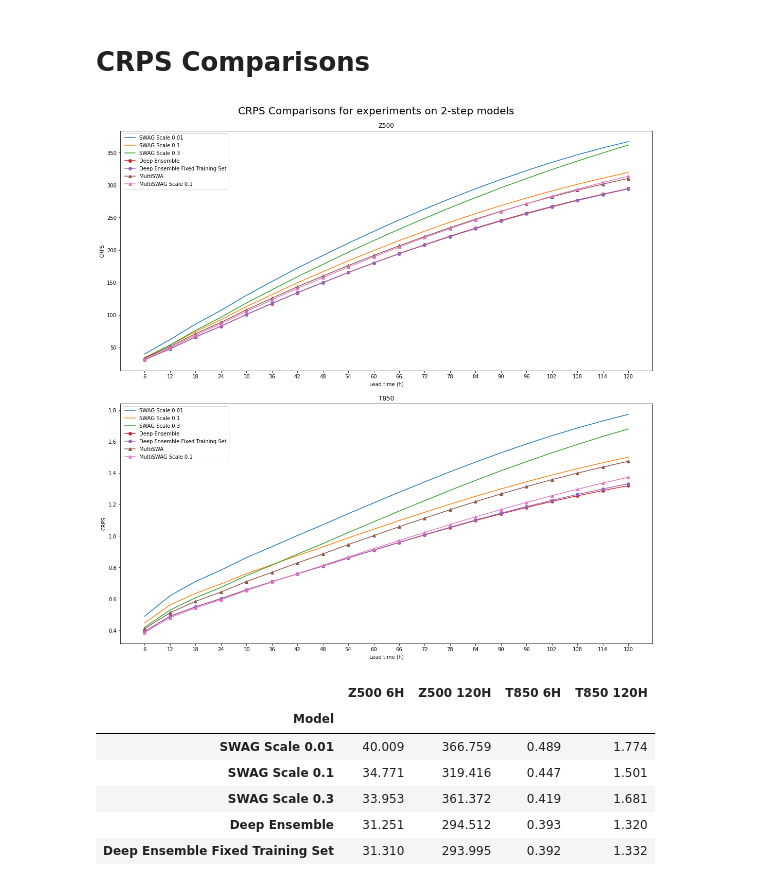
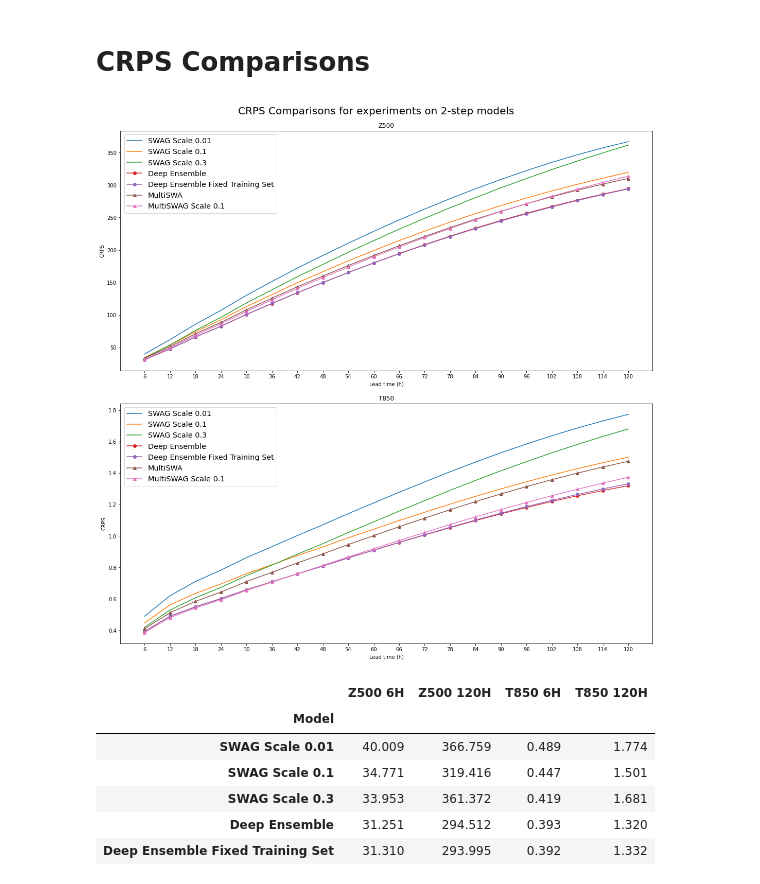
Before and after one commit to yasserhaddad/weather_prediction, a Jupyter notebook: notebooks/results_s02.ipynb, the cells around one changed output. Drawn from its saved outputs; the diff is of its cells as text; code cells hidden in the pictures.

```diff
--- a/notebooks/results_s02.ipynb
+++ b/notebooks/results_s02.ipynb
@@ -344,36 +344,36 @@ crps_list = []
 for path in file_paths:
     crps = xr.open_dataset(path)
     crps_list.append(crps)
 
 f, (ax1, ax2) = plt.subplots(2, 1, figsize=(15, 15), constrained_layout=True)
 
 lead_times = np.arange(lead_time, max_lead_time + lead_time, lead_time)
 
 for i, crps in enumerate(crps_list):
     ax1.plot(lead_times, crps.z.values, label=labels[i], marker=markers[i])
 
 for i, crps in enumerate(crps_list):
     ax2.plot(lead_times, crps.t.values, label=labels[i], marker=markers[i])
 
 ax1.set_xlabel('Lead time (h)')
 ax1.set_xticks(lead_times)
 ax2.set_xticks(lead_times)
 ax2.set_xlabel('Lead time (h)')
 ax1.set_ylabel('CRPS')
 ax2.set_ylabel('CRPS')
 ax1.set_title('Z500')
 ax2.set_title('T850')
 
 f.suptitle('CRPS Comparisons for experiments on 2-step models', fontsize=20)
-ax1.legend()
-ax2.legend()
+ax1.legend(fontsize='x-large')
+ax2.legend(fontsize='x-large')
 
 filename = 'crps_comparisons.png'
 plt.savefig(figures_path + filename)
 
 plt.show()
 # %% [output]
-[figure, old version]
+[figure, new version]
 # %%
 df_crps = table(crps_list, labels)
 df_crps
```
Also changed, not shown: parts of 5 cells of this notebook, 3 other files.
